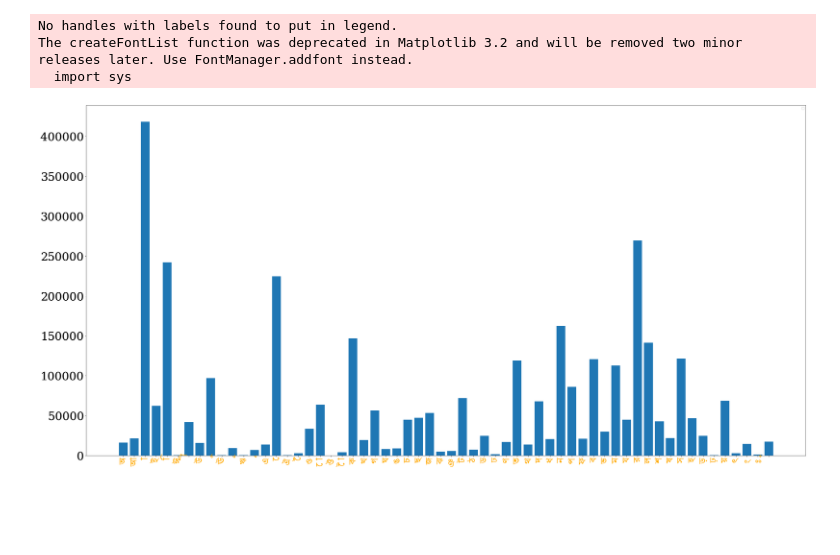
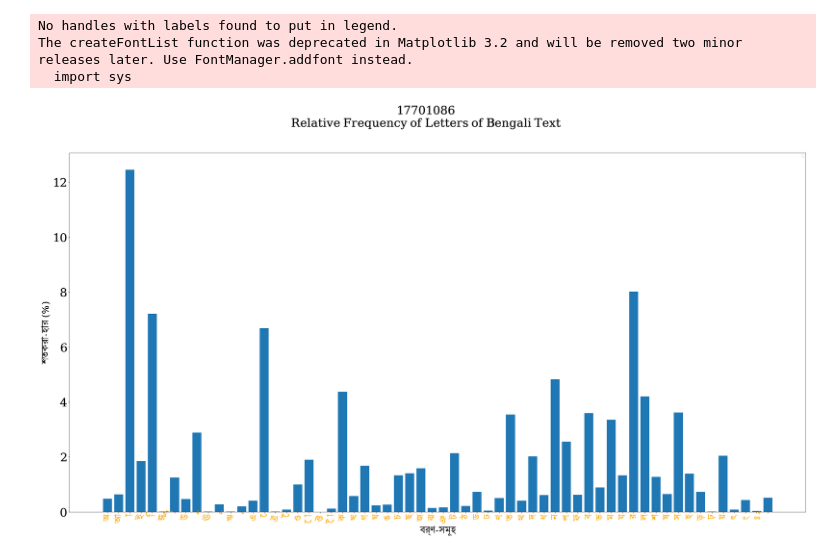
Before and after one commit to maifeeulasad/Bangla-Relative-Frequency, a Jupyter notebook: Relative Frequency.ipynb, the cells around one changed output. Drawn from its saved outputs; the diff is of its cells as text; code cells hidden in the pictures; blank space fills up the shorter version.

```diff
--- a/Relative Frequency.ipynb
+++ b/Relative Frequency.ipynb
@@ -59,32 +59,42 @@ ax.legend(prop=prop)
 
 font_dirs = ['./', ]
 font_files = fm.findSystemFonts(fontpaths=font_dirs)
 font_list = fm.createFontList(font_files)
 fm.fontManager.ttflist.extend(font_list)
 
 plt.rcParams['font.family'] = 'Nikosh'
 #plt.rcParams["font.size"] = "50"
 plt.tick_params(labelsize=36)
 
 keys = freq.keys()
 values = freq.values()
 
 alpha_seq = 'অআ াই িঈ ীউ ুঊ ূঋ ৃএ েঐ ৈও োঔ ৌকখগঘঙচছজঝঞটঠডঢণতথদধনপফবভমযরলশষসহড়ঢ়য়ৎংঃঁ'
 alpha_seq ="".join(alpha_seq.split())
 
 #print(list(alpha_seq))
 
 sorted_values = []
+total = 0
 
 for alpha in alpha_seq:
-    sorted_values.append(freq[alpha] if alpha in freq else 0)
+    count = freq[alpha] if alpha in freq else 0
+    sorted_values.append(count)
+    total += count
+
+sorted_values = [100*(value/total) for value in sorted_values]
 
 plt.bar(range(len(alpha_seq)), sorted_values, align='center')
 plt.xticks(np.arange(len(alpha_seq)), list(alpha_seq), color='orange', rotation=90)
 
+fig.suptitle('17701086\nRelative Frequency of Letters of Bengali Text', fontsize=36)
+
+plt.xlabel('বর্ণ-সমূহ', fontsize=36)
+plt.ylabel('শতকরা-হার (%)', fontsize=36)
+
 plt.show()
 # %% [output]
 No handles with labels found to put in legend.
 The createFontList function was deprecated in Matplotlib 3.2 and will be removed two minor releases later. Use FontManager.addfont instead.
   import sys
-[figure, old version]
+[figure, new version]
```
